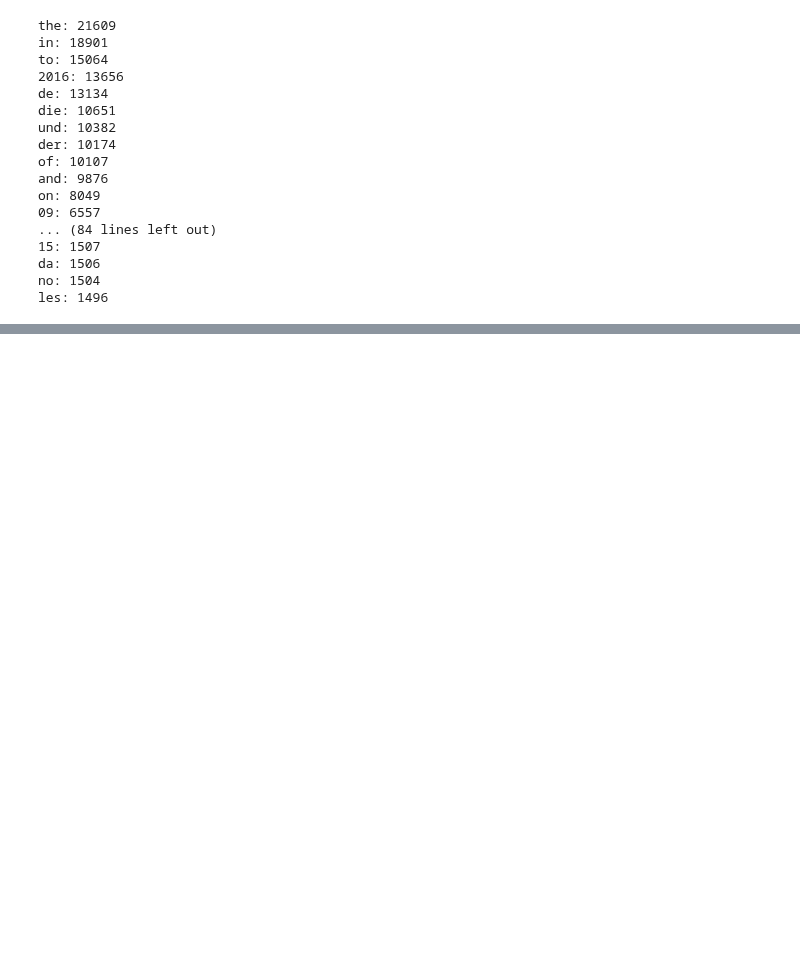
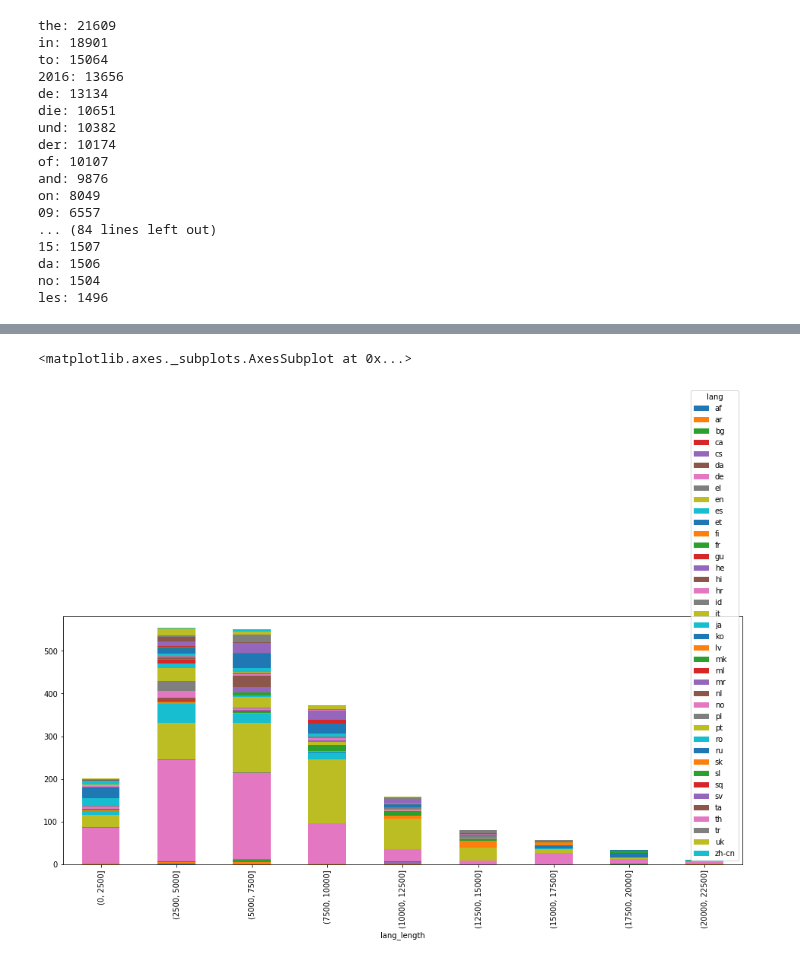
Before and after one commit to sudodoki/prj-nlp, a Jupyter notebook: students/sudodoki/03-nlp-data/data-4-common-crawl/data-4-common-crawl.ipynb, the cells around one changed output, grey strips where cells are left out. Drawn from its saved outputs; the diff is of its cells as text; code cells hidden in the pictures; blank space fills up the shorter version.

```diff
--- a/students/sudodoki/03-nlp-data/data-4-common-crawl/data-4-common-crawl.ipynb
+++ b/students/sudodoki/03-nlp-data/data-4-common-crawl/data-4-common-crawl.ipynb
@@ -109,0 +138,9 @@ les: 1496
+# %%
+def detect_lang(text):
+    try:
+        return detect(text)
+    except:
+        return "N/A"
+cleaned_data['lang'] = cleaned_data['text'].apply(detect_lang)
+# %%
+lang_data = pd.concat([cleaned_data['lang'], cleaned_data['lang_length']], axis=1)
@@ -109,0 +189,5 @@ les: 1496
+# %%
+lang_data.groupby(['lang', pd.cut(lang_data['lang_length'], np.arange(0,25000,2500))]).size().unstack(0).plot.bar(stacked=True,  figsize=(16, 6))
+# %% [output]
+<matplotlib.axes._subplots.AxesSubplot at 0x...>
+[figure, added]
```
Also changed, not shown: parts of 8 cells of this notebook.
